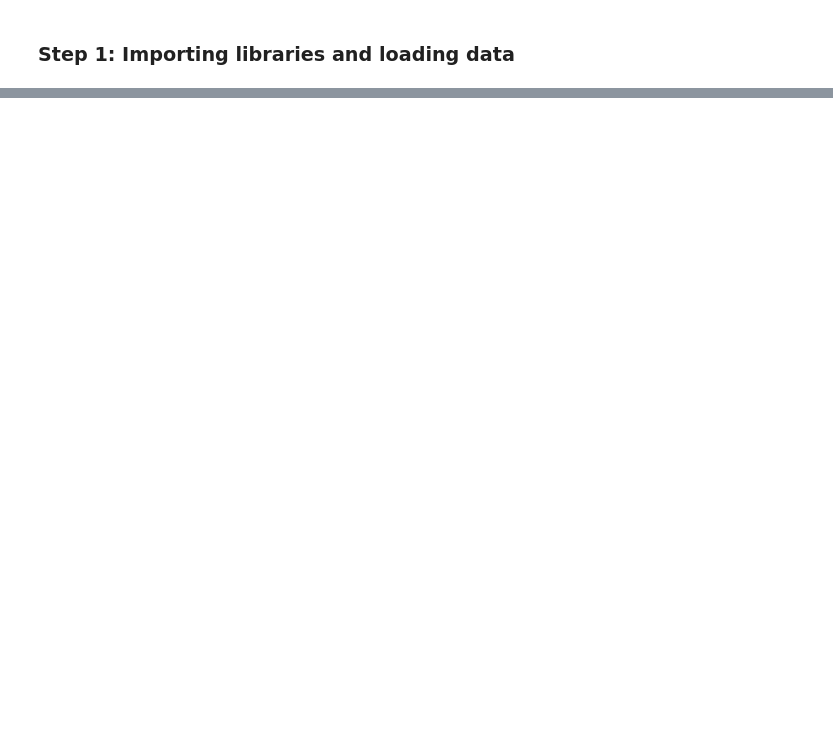
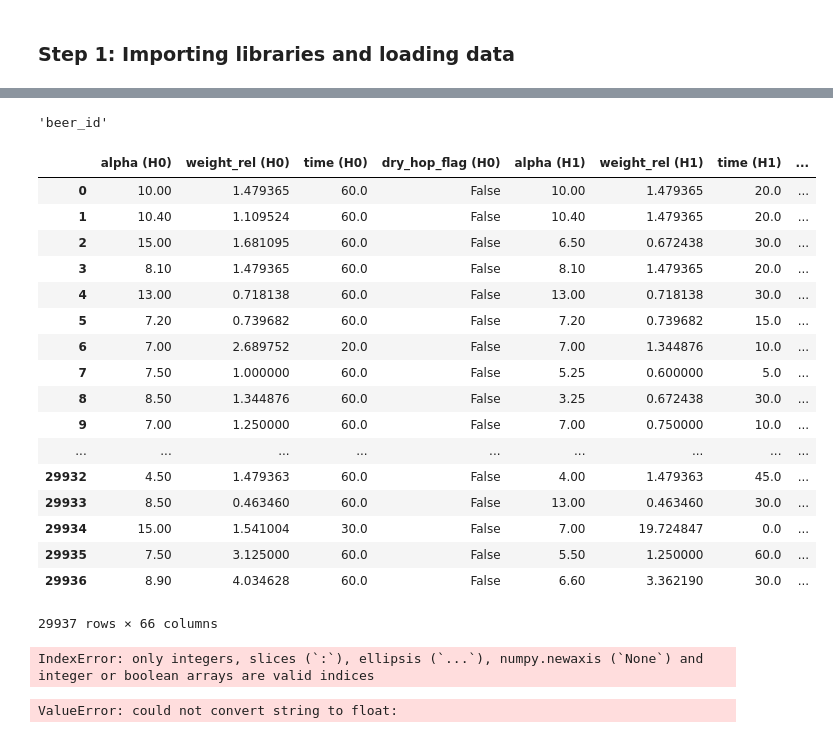
Before and after one commit to UlysseH/databeer, a Jupyter notebook: Sandbox.ipynb, the cells around one changed output, grey strips where cells are left out. Saved outputs shown, nothing was run; the diff lists cells and outputs as text; code cells hidden in the pictures; blank space fills up the shorter version.

```diff
--- a/Sandbox.ipynb
+++ b/Sandbox.ipynb
@@ -37,0 +176,40 @@ miscs_groupes = miscs.groupby('beer_id')
+# %%
+params.pop(0)
+# %% [output]
+'beer_id'
+# %%
+df = tmp[params + ['IBU']]
+# %%
+df = df.fillna(0)
+# %%
+df['random'] = np.random.uniform(0, 1, len(df))
+# %%
+df
+# %% [output]
+|  | alpha (H0) | weight_rel (H0) | time (H0) | dry_hop_flag (H0) | alpha (H1) | weight_rel (H1) | time (H1) | ... |
+| 0 | 10.00 | 1.479365 | 60.0 | False | 10.00 | 1.479365 | 20.0 | ... |
+| 1 | 10.40 | 1.109524 | 60.0 | False | 10.40 | 1.479365 | 20.0 | ... |
+| 2 | 15.00 | 1.681095 | 60.0 | False | 6.50 | 0.672438 | 30.0 | ... |
+| 3 | 8.10 | 1.479365 | 60.0 | False | 8.10 | 1.479365 | 20.0 | ... |
+| 4 | 13.00 | 0.718138 | 60.0 | False | 13.00 | 0.718138 | 30.0 | ... |
+| 5 | 7.20 | 0.739682 | 60.0 | False | 7.20 | 0.739682 | 15.0 | ... |
+| 6 | 7.00 | 2.689752 | 20.0 | False | 7.00 | 1.344876 | 10.0 | ... |
+| 7 | 7.50 | 1.000000 | 60.0 | False | 5.25 | 0.600000 | 5.0 | ... |
+| 8 | 8.50 | 1.344876 | 60.0 | False | 3.25 | 0.672438 | 30.0 | ... |
+| 9 | 7.00 | 1.250000 | 60.0 | False | 7.00 | 0.750000 | 10.0 | ... |
+| ... | ... | ... | ... | ... | ... | ... | ... | ... |
+| 29932 | 4.50 | 1.479363 | 60.0 | False | 4.00 | 1.479363 | 45.0 | ... |
+| 29933 | 8.50 | 0.463460 | 60.0 | False | 13.00 | 0.463460 | 30.0 | ... |
+| 29934 | 15.00 | 1.541004 | 30.0 | False | 7.00 | 19.724847 | 0.0 | ... |
+| 29935 | 7.50 | 3.125000 | 60.0 | False | 5.50 | 1.250000 | 60.0 | ... |
+| 29936 | 8.90 | 4.034628 | 60.0 | False | 6.60 | 3.362190 | 30.0 | ... |
+29937 rows × 66 columns
+# %%
+train = df[df.random < 0.75]
+train_y = np.array(train['IBU'])
+train = np.array(train[params])
+test = df[df.random >= 0.75]
+test = np.array(test['IBU'])
+test = np.array(test[params])
+# %% [output]
+IndexError: only integers, slices (`:`), ellipsis (`...`), numpy.newaxis (`None`) and integer or boolean arrays are valid indices
@@ -37,0 +220,4 @@ miscs_groupes = miscs.groupby('beer_id')
+# %%
+regr.fit(train, train_y)
+# %% [output]
+ValueError: could not convert string to float:
```
Also changed, not shown: parts of 32 cells of this notebook.
